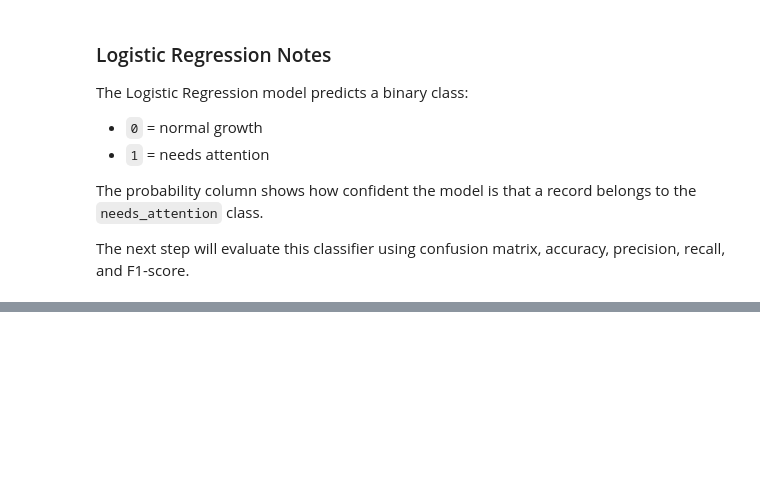
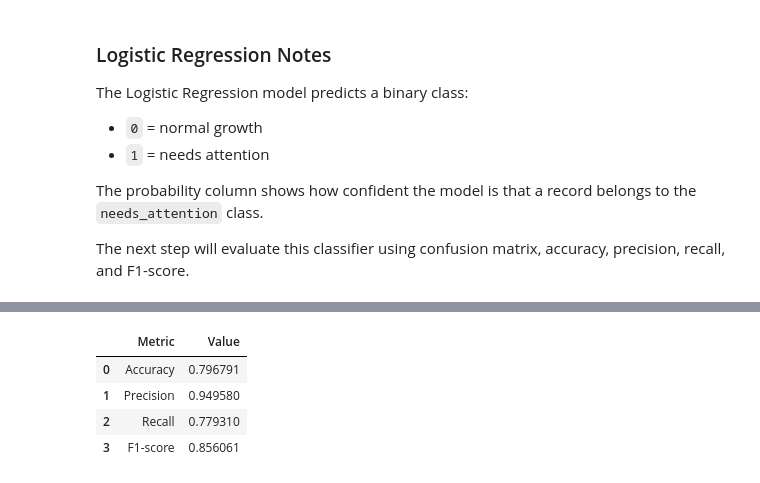
Before and after one commit to SATananov/cane-corso-growth-intelligence, a Jupyter notebook: notebooks/03_classification_growth_status.ipynb, the cells around one changed output, grey strips where cells are left out. Saved outputs shown, nothing was run; the diff lists cells and outputs as text; code cells hidden in the pictures; blank space fills up the shorter version.

```diff
--- a/notebooks/03_classification_growth_status.ipynb
+++ b/notebooks/03_classification_growth_status.ipynb
@@ -306,0 +343,23 @@ The next step will evaluate this classifier using confusion matrix, accuracy, pr
+# %%
+logistic_accuracy = accuracy_score(y_test_cls, logistic_predictions)
+logistic_precision = precision_score(y_test_cls, logistic_predictions, zero_division=0)
+logistic_recall = recall_score(y_test_cls, logistic_predictions, zero_division=0)
+logistic_f1 = f1_score(y_test_cls, logistic_predictions, zero_division=0)
+
+logistic_metrics = pd.DataFrame({
+    "Metric": ["Accuracy", "Precision", "Recall", "F1-score"],
+    "Value": [
+        logistic_accuracy,
+        logistic_precision,
+        logistic_recall,
+        logistic_f1
+    ]
+})
+
+logistic_metrics
+# %% [output]
+|  | Metric | Value |
+| 0 | Accuracy | 0.796791 |
+| 1 | Precision | 0.949580 |
+| 2 | Recall | 0.779310 |
+| 3 | F1-score | 0.856061 |
```
Also changed, not shown: parts of 6 cells of this notebook.
